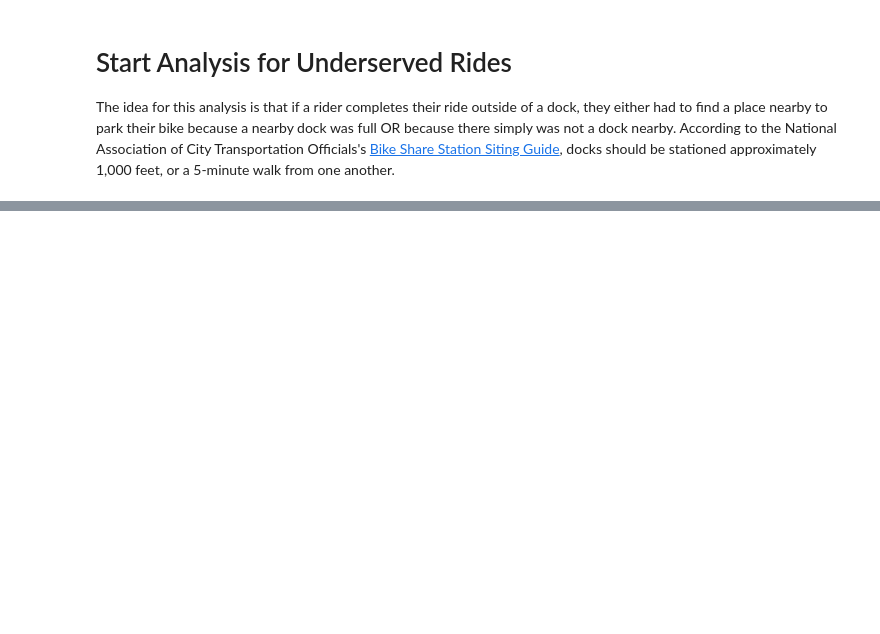
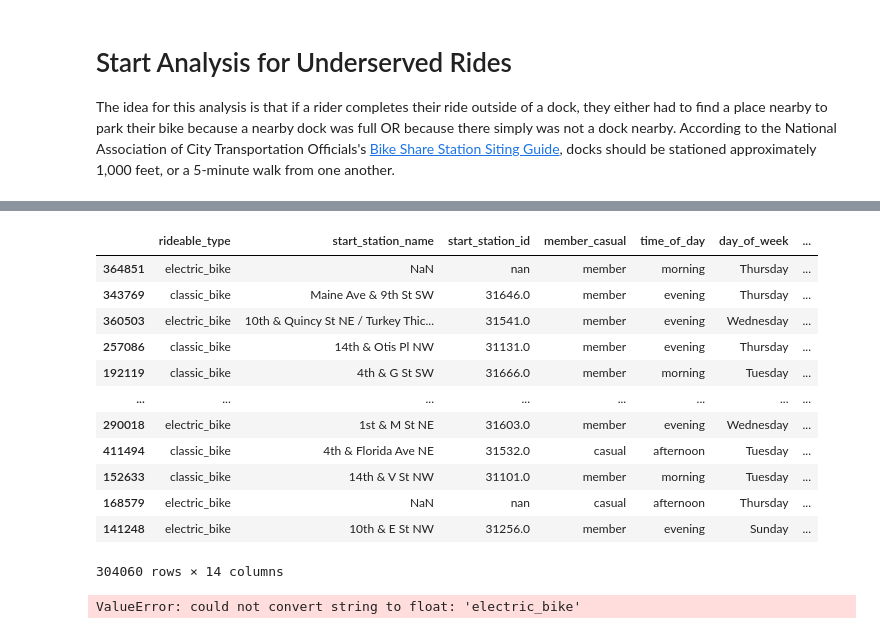
Before and after one commit to Emman-Lopez-Oso/CaBi-Bikeshare-Prediction, a Jupyter notebook: model-dev/CaBi_Prediction_Testing.ipynb, the cells around one changed output, grey strips where cells are left out. Saved outputs shown, nothing was run; the diff lists cells and outputs as text; code cells hidden in the pictures; blank space fills up the shorter version.

Commit message:
commit for analysis steps

```diff
--- a/model-dev/CaBi_Prediction_Testing.ipynb
+++ b/model-dev/CaBi_Prediction_Testing.ipynb
@@ -370,0 +309,6 @@ bikeshare_loc
+# %%
+# Split the data into training and testing sets
+X = mgdf_start_dm.drop(['started_at','end_station_name','ended_at_dock'], axis=1)
+y = mgdf_start_dm['ended_at_dock']
+
+X_train, X_test, y_train, y_test = train_test_split(X, y, test_size=0.2, random_state=42)
@@ -370,0 +326,34 @@ bikeshare_loc
+# %%
+from sklearn.preprocessing import StandardScaler, OneHotEncoder
+from sklearn.compose import ColumnTransformer
+from sklearn.pipeline import Pipeline
+
+# Define columns to be used in the model
+numerical_features = [ 'temperature', 'humidity', 'wind_speed']
+categorical_features = ['rideable_type','started_at_hour','start_station_id', 'time_of_day', 'member_casual',
+                        'day_of_week', 'day_type', 'falls_on_holiday', 'holiday_weekend','DC_HPN_NAME']
+
+# Preprocessing for numerical data
+numerical_transformer = StandardScaler()
+
+# Preprocessing for categorical data
+categorical_transformer = OneHotEncoder(handle_unknown='ignore')
+
+# Bundle preprocessing for numerical and categorical data
+preprocessor = ColumnTransformer(
+    transformers=[
+        ('num', numerical_transformer, numerical_features),
+        ('cat', categorical_transformer, categorical_features)
+    ])
+
+# Define the model pipeline
+pipeline = Pipeline(steps=[('preprocessor', preprocessor)])
+# %%
+from sklearn.ensemble import RandomForestClassifier
+from sklearn.metrics import classification_report
+
+# Add classifier to the pipeline
+pipeline.steps.append(('classifier', RandomForestClassifier(random_state=42)))
+# %%
+# Train the model
+pipeline.fit(X_train, y_train)
@@ -370,0 +406,32 @@ bikeshare_loc
+# %%
+X_train
+# %% [output]
+|  | rideable_type | start_station_name | start_station_id | member_casual | time_of_day | day_of_week | ... |
+| 364851 | electric_bike | NaN | nan | member | morning | Thursday | ... |
+| 343769 | classic_bike | Maine Ave & 9th St SW | 31646.0 | member | evening | Thursday | ... |
+| 360503 | electric_bike | 10th & Quincy St NE / Turkey Thic... | 31541.0 | member | evening | Wednesday | ... |
+| 257086 | classic_bike | 14th & Otis Pl NW | 31131.0 | member | evening | Thursday | ... |
+| 192119 | classic_bike | 4th & G St SW | 31666.0 | member | morning | Tuesday | ... |
+| ... | ... | ... | ... | ... | ... | ... | ... |
+| 290018 | electric_bike | 1st & M St NE | 31603.0 | member | evening | Wednesday | ... |
+| 411494 | classic_bike | 4th & Florida Ave NE | 31532.0 | casual | afternoon | Tuesday | ... |
+| 152633 | classic_bike | 14th & V St NW | 31101.0 | member | morning | Tuesday | ... |
+| 168579 | electric_bike | NaN | nan | casual | afternoon | Thursday | ... |
+| 141248 | electric_bike | 10th & E St NW | 31256.0 | member | evening | Sunday | ... |
+304060 rows × 14 columns
+# %%
+from imblearn.over_sampling import SMOTE
+
+# Oversample the minority class
+smote = SMOTE(random_state=42)
+X_resampled, y_resampled = smote.fit_resample(X_train, y_train)
+
+# Train the model on the resampled data
+pipeline.set_params(classifier=RandomForestClassifier(random_state=42))
+pipeline.fit(X_resampled, y_resampled)
+
+# Evaluate the model
+y_pred = pipeline.predict(X_test)
+print(classification_report(y_test, y_pred))
+# %% [output]
+ValueError: could not convert string to float: 'electric_bike'
```
Also changed, not shown: parts of 22 cells of this notebook, 4 other files.
